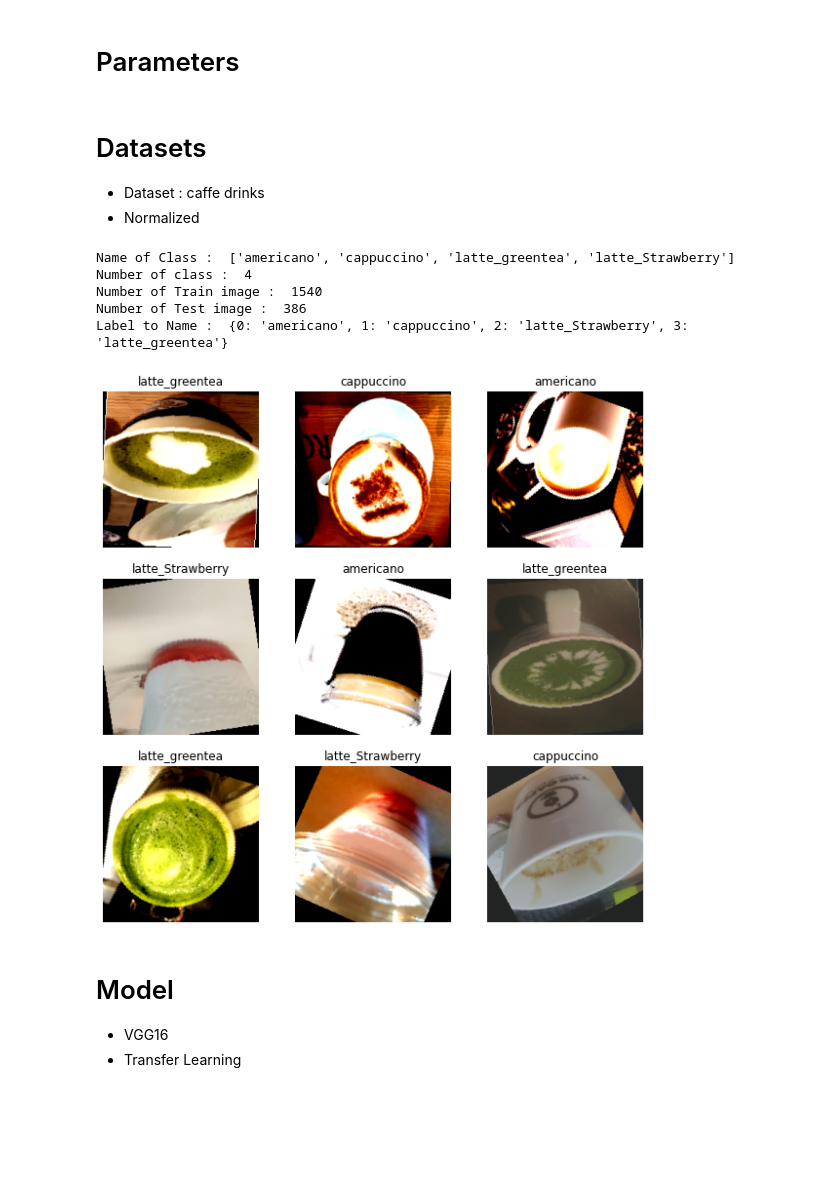
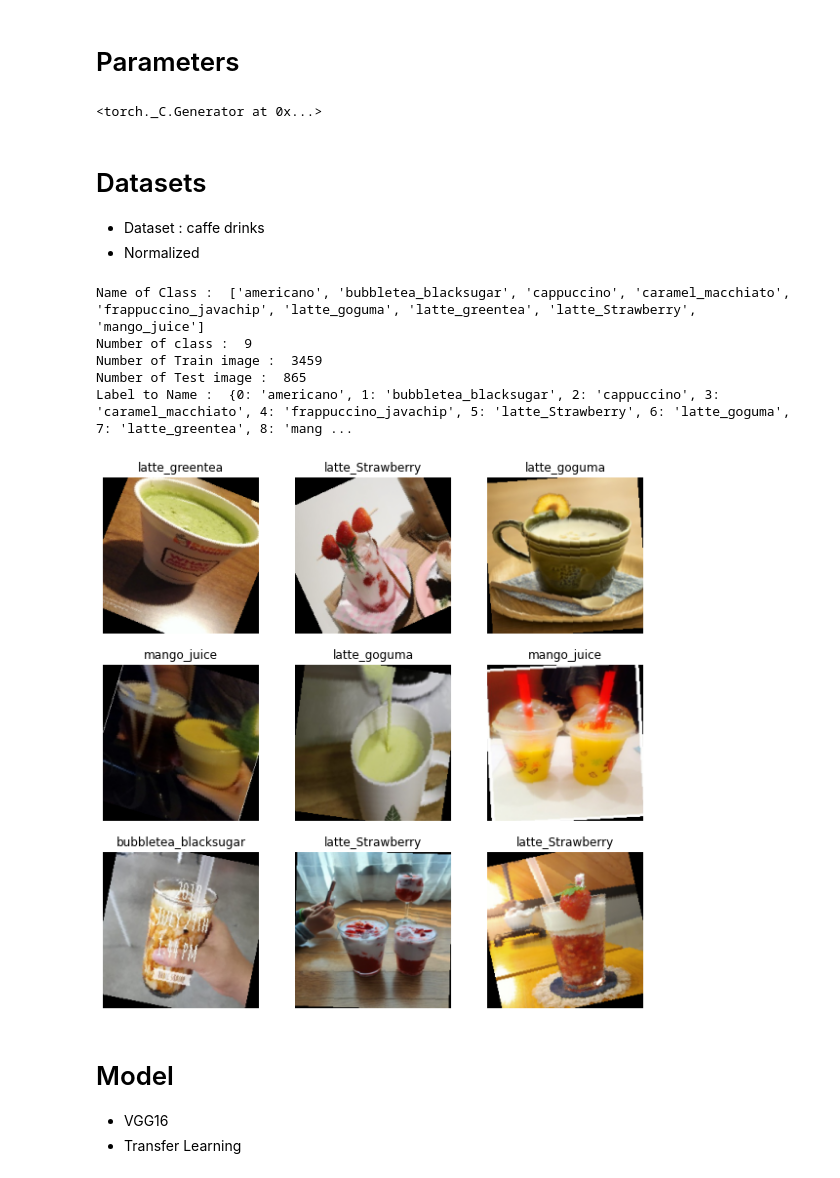
Before and after one commit to gjustin40/Food-Calorie-Project, a Jupyter notebook: workspace/Food_Classification_workspace.ipynb, the cells around one changed output. Cells and saved outputs as stored; diff of their text form; code cells hidden in the pictures; blank space fills up the shorter version.

```diff
--- a/workspace/Food_Classification_workspace.ipynb
+++ b/workspace/Food_Classification_workspace.ipynb
@@ -17,7 +40,7 @@ from PIL import Image
 # %% [markdown]
 # Fucntions
 # %%
-def train_test_dataset(dataset, test_split=0.25):
+def train_test_dataset(dataset, val=False, test_split=0.25):
     train_idx, test_idx = train_test_split(list(range(len(dataset))), test_size=test_split)
     datasets = {}
     datasets['train'] = torch.utils.data.Subset(dataset, train_idx)
@@ -43,12 +66,16 @@ def show_img(data, size=8, shape=(4,2), pred=False):
 # %% [markdown]
 # Parameters
 # %%
-EPOCH = 60
+EPOCH = 480
 TRAIN_BATCH_SIZE = 32
 TEST_BATCH_SIZE = 4
 TEST_SIZE = 0.20
 LEARNING_RATE = 0.001
 MOMENTUM = 0.9
+
+torch.manual_seed(42)
+# %% [output]
+<torch._C.Generator at 0x...>
 # %% [markdown]
 # Datasets
 - Dataset : caffe drinks
@@ -56,43 +83,41 @@ MOMENTUM = 0.9
 # %%
 transform = transforms.Compose([
     transforms.Resize((200,200)),
-    transforms.RandomHorizontalFlip(p=1),
-    transforms.RandomVerticalFlip(p=1),
+    transforms.RandomHorizontalFlip(p=0.5),
     transforms.RandomAffine(30),
-    transforms.ColorJitter(contrast=(0.2, 3)),
     transforms.ToTensor(),
     transforms.Normalize(mean=[0.485, 0.456, 0.406], std=[0.229, 0.224, 0.225])
 ])
 
 inv_normalize = transforms.Normalize(
    mean=[-0.485/0.229, -0.456/0.224, -0.406/0.225],
    std=[1/0.229, 1/0.224, 1/0.225]
 )
 
 data_path = '../../data/caffe_drinks/'
 print('Name of Class : ', os.listdir(data_path))
 dataset = torchvision.datasets.ImageFolder(root=data_path, transform=transform)
 datasets = train_test_dataset(dataset, test_split=TEST_SIZE)
 
 trainloader = torch.utils.data.DataLoader(datasets['train'], batch_size=TRAIN_BATCH_SIZE, shuffle=True)
-testloader = torch.utils.data.DataLoader(datasets['test'], batch_size=TEST_BATCH_SIZE, shuffle=True)
+testloader = torch.utils.data.DataLoader(datasets['test'], batch_size=TEST_BATCH_SIZE, shuffle=False)
 
 CLASS_NUM = len(os.listdir(data_path))
 print('Number of class : ', CLASS_NUM)
 print('Number of Train image : ', len(datasets['train']))
 print('Number of Test image : ', len(datasets['test']))
 
 label_to_name = {v:k for k,v in dataset.class_to_idx.items()}
 print('Label to Name : ', label_to_name)
 
 show_img(iter(trainloader).next(), size=9, shape=(3,3))
 # %% [output]
-Name of Class :  ['americano', 'cappuccino', 'latte_greentea', 'latte_Strawberry']
-Number of class :  4
-Number of Train image :  1540
-Number of Test image :  386
-Label to Name :  {0: 'americano', 1: 'cappuccino', 2: 'latte_Strawberry', 3: 'latte_greentea'}
+Name of Class :  ['americano', 'bubbletea_blacksugar', 'cappuccino', 'caramel_macchiato', 'frappuccino_javachip', 'latte_goguma', 'latte_greentea', 'latte_Strawberry', 'mango_juice']
+Number of class :  9
+Number of Train image :  3459
+Number of Test image :  865
+Label to Name :  {0: 'americano', 1: 'bubbletea_blacksugar', 2: 'cappuccino', 3: 'caramel_macchiato', 4: 'frappuccino_javachip', 5: 'latte_Strawberry', 6: 'latte_goguma', 7: 'latte_greentea', 8: 'mang ...
-[figure, old version]
+[figure, new version]
 # %% [markdown]
 # Model
 - VGG16
```
Also changed, not shown: parts of 30 cells of this notebook.
